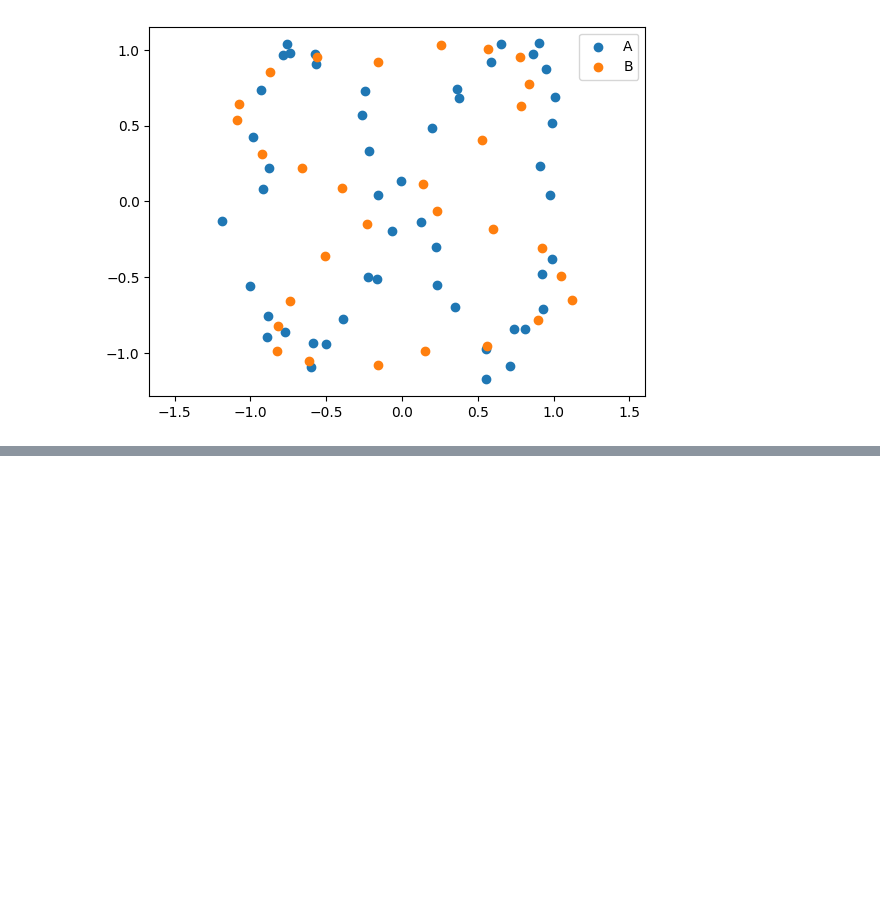
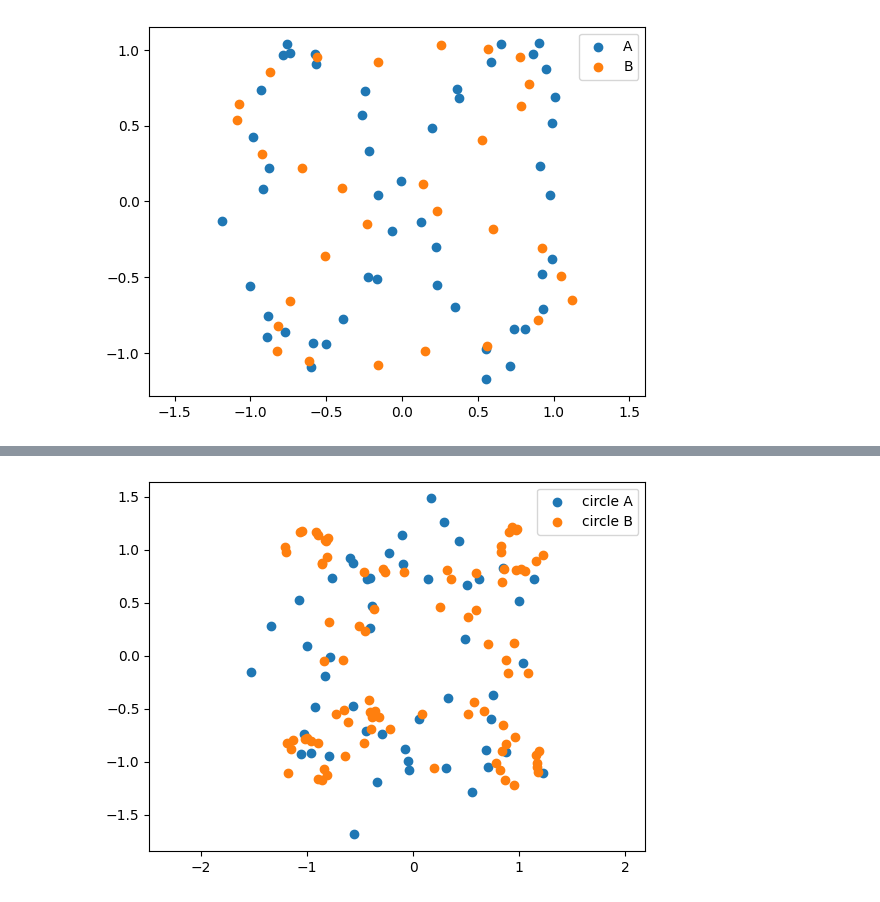
Before and after one commit to atorras1618/Miscellaneous-TDA-notebooks, a Jupyter notebook: Brief_Introduction_to_Persistent_Homology_using_scikit_tda.ipynb, the cells around one changed output, grey strips where cells are left out. Saved outputs shown, nothing was run; the diff lists cells and outputs as text; code cells hidden in the pictures; blank space fills up the shorter version.

```diff
--- a/Brief_Introduction_to_Persistent_Homology_using_scikit_tda.ipynb
+++ b/Brief_Introduction_to_Persistent_Homology_using_scikit_tda.ipynb
@@ -239,0 +249,20 @@ The bottleneck distance is: 0.05409
+# %%
+circle_A = tadasets.dsphere(d=1, n=50, noise=0.3)
+circle_B = np.vstack((
+    0.8*tadasets.dsphere(d=1, n=40, noise=0.2),
+    [1,1] + 0.2*tadasets.dsphere(d=1, n=12, noise=0.1),
+    [1,-1] + 0.2*tadasets.dsphere(d=1, n=12, noise=0.1),
+    [-1,-1] + 0.2*tadasets.dsphere(d=1, n=12, noise=0.1),
+    [-1,1] + 0.2*tadasets.dsphere(d=1, n=12, noise=0.1)
+))
+# %%
+theta = 30
+c, s = np.cos(theta), np.sin(theta)
+infty_pts_b_R = np.matmul(np.array([[c, -s],[s, c]]), infty_pts_b.T).T
+plt.scatter(circle_A[:,0], circle_A[:,1], label="circle A")
+plt.scatter(circle_B[:,0], circle_B[:,1], label="circle B")
+plt.axis('equal')
+plt.legend()
+plt.show()
+# %% [output]
+[figure, added]
```
Also changed, not shown: parts of 6 cells of this notebook.
